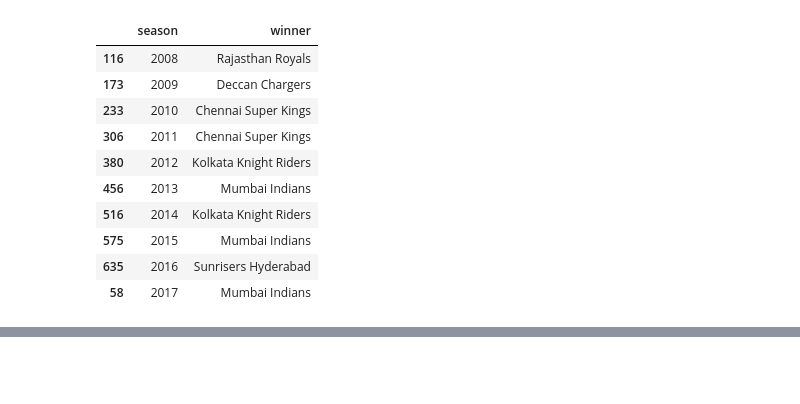
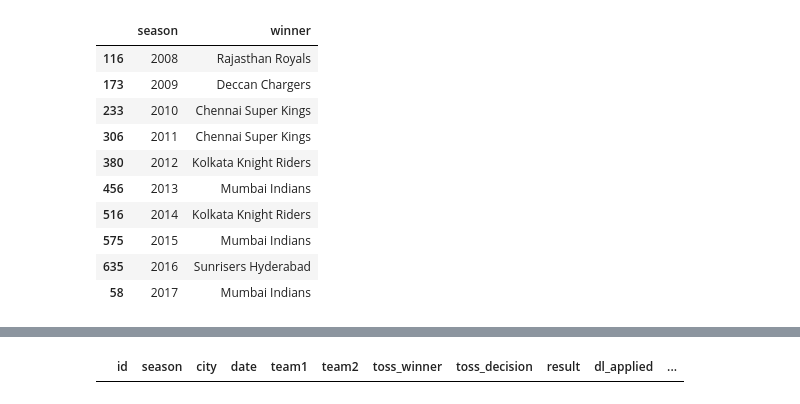
Before and after one commit to omyadav-ml/Daily-Learning, a Jupyter notebook: Python Notebook/Pandas/pandas.ipynb, the cells around one changed output, grey strips where cells are left out. Drawn from its saved outputs; the diff is of its cells as text; code cells hidden in the pictures; blank space fills up the shorter version.

```diff
--- a/Python Notebook/Pandas/pandas.ipynb
+++ b/Python Notebook/Pandas/pandas.ipynb
@@ -442,0 +577,4 @@ data.drop_duplicates('season',keep="last")[['season','winner']].sort_values('sea
+# %%
+data.dropna()
+# %% [output]
+|  | id | season | city | date | team1 | team2 | toss_winner | toss_decision | result | dl_applied | ... |
```
Also changed, not shown: parts of 23 cells of this notebook.
